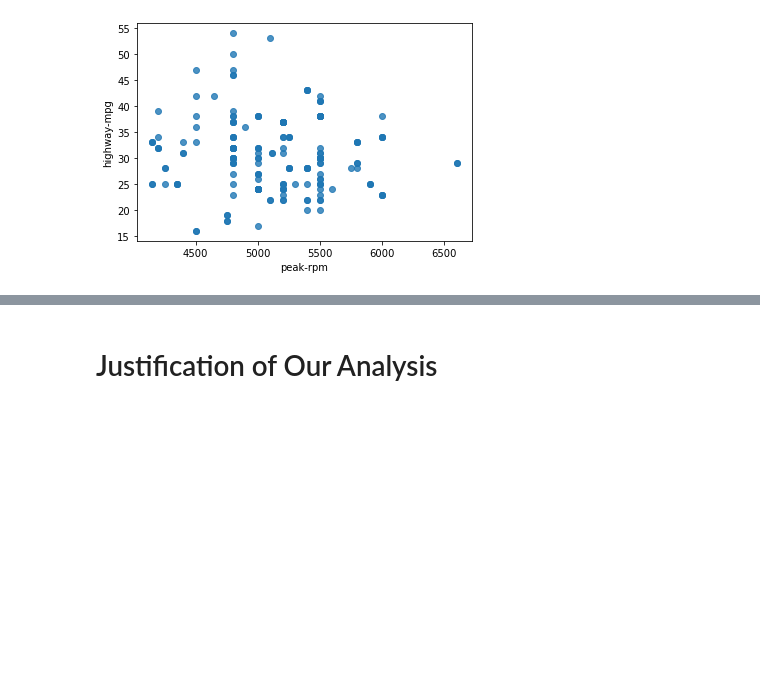
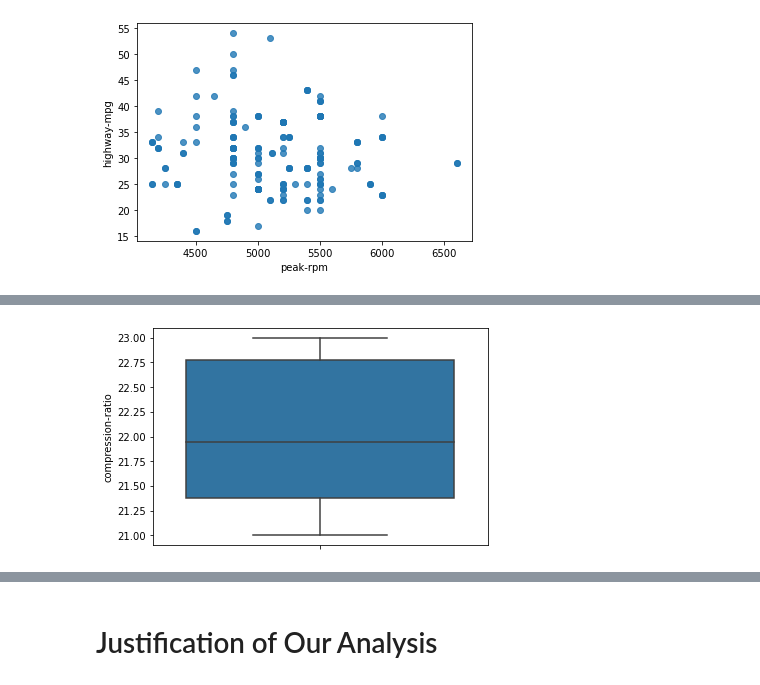
Before and after one commit to Nithishkumar13/Data-Analysis-Challenge, a Jupyter notebook: Data analysis.ipynb, the cells around one changed output, grey strips where cells are left out. Cells and saved outputs as stored; diff of their text form; code cells hidden in the pictures; blank space fills up the shorter version.

```diff
--- a/Data analysis.ipynb
+++ b/Data analysis.ipynb
@@ -589,0 +597,4 @@ sns.regplot(x=df['height'],y=df['length'])
+# %%
+sns.boxplot(y=df[df['compression-ratio']>12]['compression-ratio'])
+# %% [output]
+[figure, added]
```
Also changed, not shown: parts of 16 cells of this notebook.
